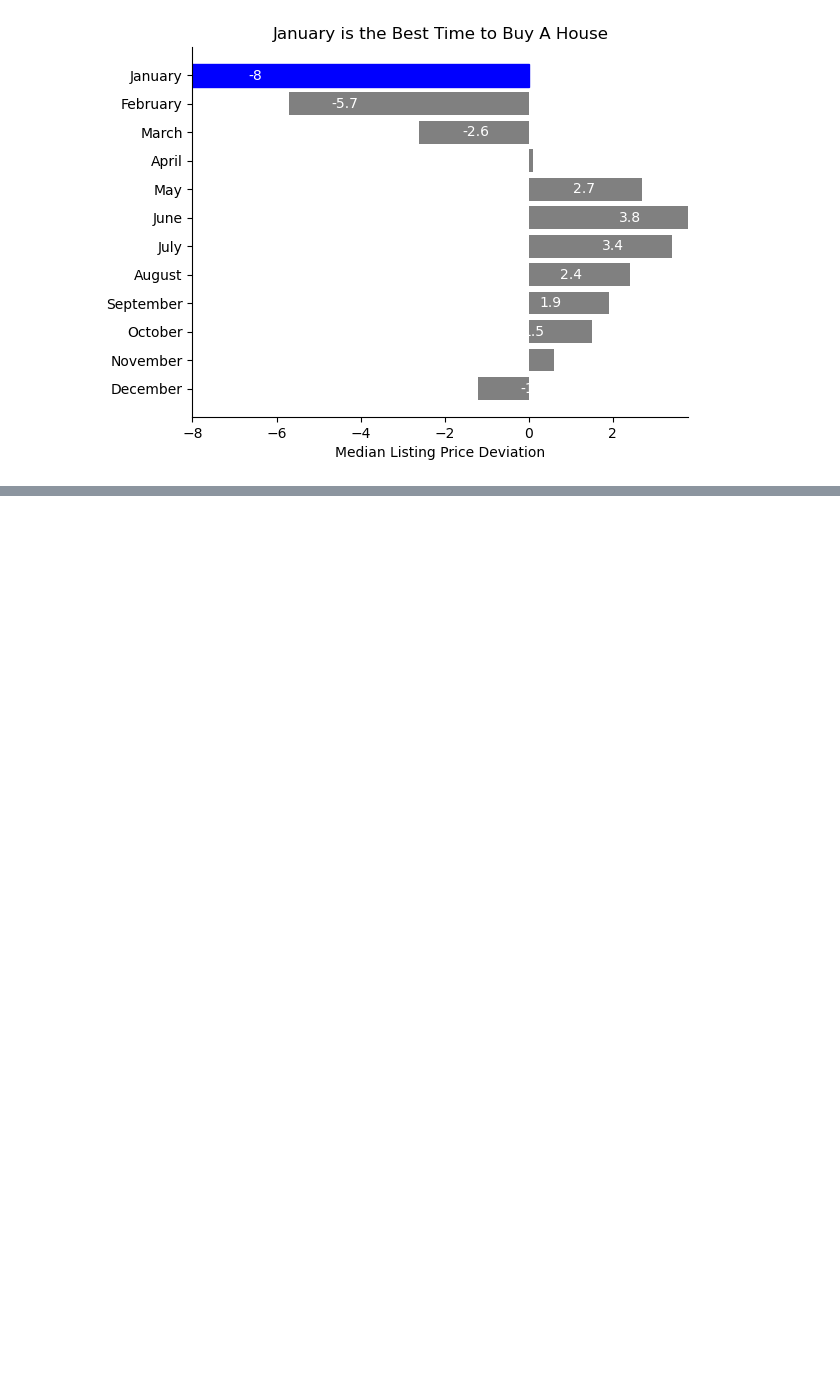
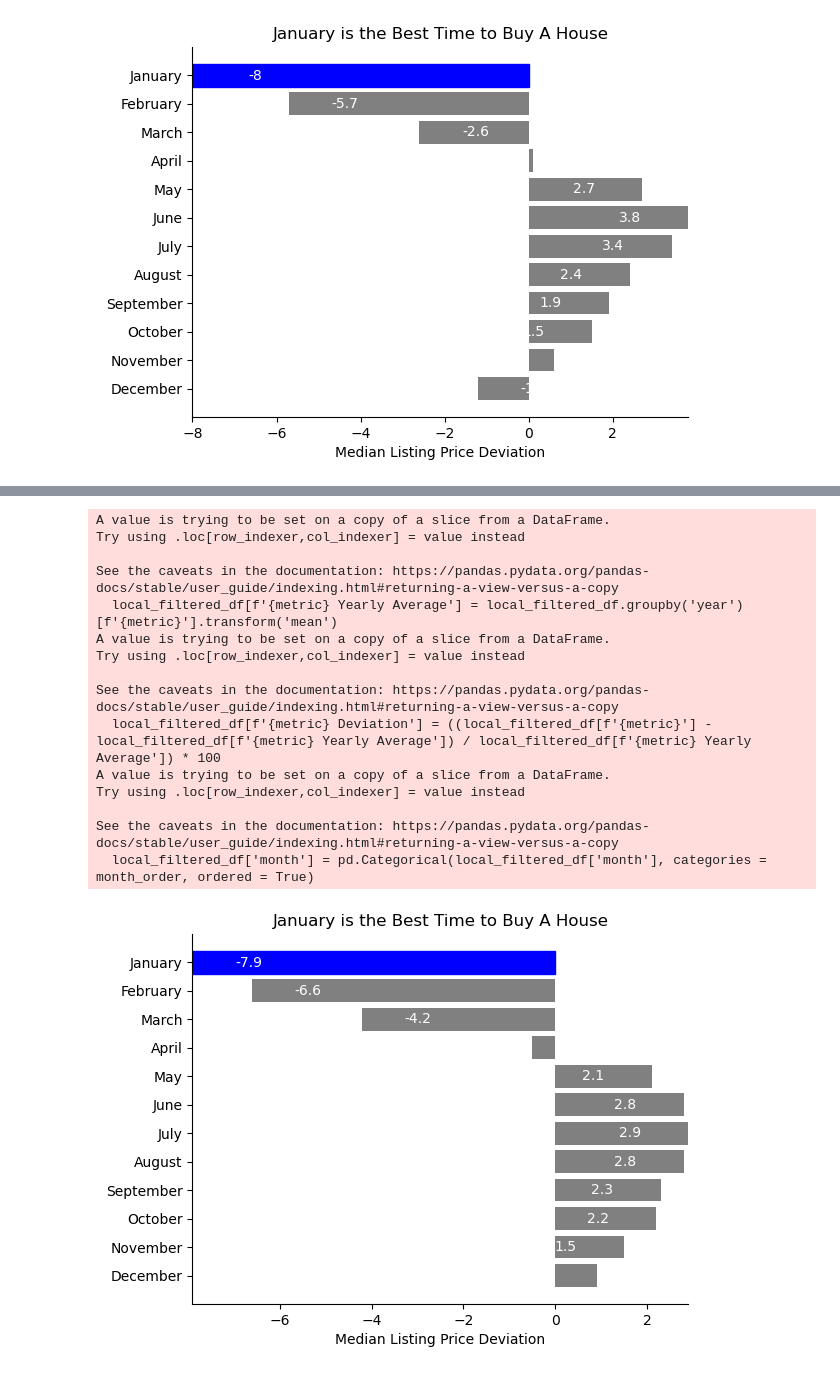
Before and after one commit to ParisAParker/Housing-Affordability-Analysis, a Jupyter notebook: notebooks/App_Func_Creation.ipynb, the cells around one changed output, grey strips where cells are left out. Saved outputs shown, nothing was run; the diff lists cells and outputs as text; code cells hidden in the pictures; blank space fills up the shorter version.

```diff
--- a/notebooks/App_Func_Creation.ipynb
+++ b/notebooks/App_Func_Creation.ipynb
@@ -163,0 +164,80 @@ national_df
+# %%
+state = 'Tennessee'
+
+def state_best_time_buy(metric, state):
+
+    local_filtered_df = state_df.query('year != 2024')
+
+    local_filtered_df = local_filtered_df.query(f'state == "{state}"')
+
+    local_filtered_df[f'{metric} Yearly Average'] = local_filtered_df.groupby('year')[f'{metric}'].transform('mean')
+
+    local_filtered_df[f'{metric} Deviation'] = ((local_filtered_df[f'{metric}'] - local_filtered_df[f'{metric} Yearly Average']) / local_filtered_df[f'{metric} Yearly Average']) * 100
+
+    # Make months a categorical variable with an order
+    month_order = ['January', 'February','March','April','May','June','July','August','September','October','November','December']
+    local_filtered_df['month'] = pd.Categorical(local_filtered_df['month'], categories = month_order, ordered = True)
+
+    agg_value = local_filtered_df.groupby('month')[f'{metric} Deviation'].mean().reset_index()
+
+    agg_value = agg_value.sort_values('month', ascending = False)
+
+    metric = f'{metric} Deviation'
+
+    # Define x and y
+    x = agg_value[f'{metric}']
+    y = agg_value['month']
+
+    # Round x values
+    x = round(x,1)
+
+    # Create horizontal bar chart for top 10 states
+    fig, ax = plt.subplots()
+    bars = ax.barh(y, x, color = 'grey')
+
+    # Highlight a specific state
+    for bar, month, value in zip(bars, y, x):
+        if value == x.min():
+            best_month = month
+            bar.set_color('blue')
+
+    # Set the title and axes
+    ax.set_xlabel(f'{metric}')
+    ax.set_title(f'{best_month} is the Best Time to Buy A House')
+
+    # Remove the spines
+    ax.spines['top'].set_visible(False)
+    ax.spines['right'].set_visible(False)
+
+    # Label the bar numbers
+    ax.bar_label(bars, color = 'white', padding = -50)
+
+    # Calculate the max of the metric and round
+    min_value = x.min()
+
+    max_value = x.max()
+
+
+    # Set the x range
+    ax.set_xlim(min_value, max_value)
+
+    return fig
+
+state_best_time_buy('Median Listing Price', state)
+# %% [output]
+A value is trying to be set on a copy of a slice from a DataFrame.
+Try using .loc[row_indexer,col_indexer] = value instead
+
+See the caveats in the documentation: https://pandas.pydata.org/pandas-docs/stable/user_guide/indexing.html#returning-a-view-versus-a-copy
+  local_filtered_df[f'{metric} Yearly Average'] = local_filtered_df.groupby('year')[f'{metric}'].transform('mean')
+A value is trying to be set on a copy of a slice from a DataFrame.
+Try using .loc[row_indexer,col_indexer] = value instead
+
+See the caveats in the documentation: https://pandas.pydata.org/pandas-docs/stable/user_guide/indexing.html#returning-a-view-versus-a-copy
+  local_filtered_df[f'{metric} Deviation'] = ((local_filtered_df[f'{metric}'] - local_filtered_df[f'{metric} Yearly Average']) / local_filtered_df[f'{metric} Yearly Average']) * 100
+A value is trying to be set on a copy of a slice from a DataFrame.
+Try using .loc[row_indexer,col_indexer] = value instead
+
+See the caveats in the documentation: https://pandas.pydata.org/pandas-docs/stable/user_guide/indexing.html#returning-a-view-versus-a-copy
+  local_filtered_df['month'] = pd.Categorical(local_filtered_df['month'], categories = month_order, ordered = True)
+[figure, added]
```
Also changed, not shown: parts of 3 cells of this notebook, 1 other file.
